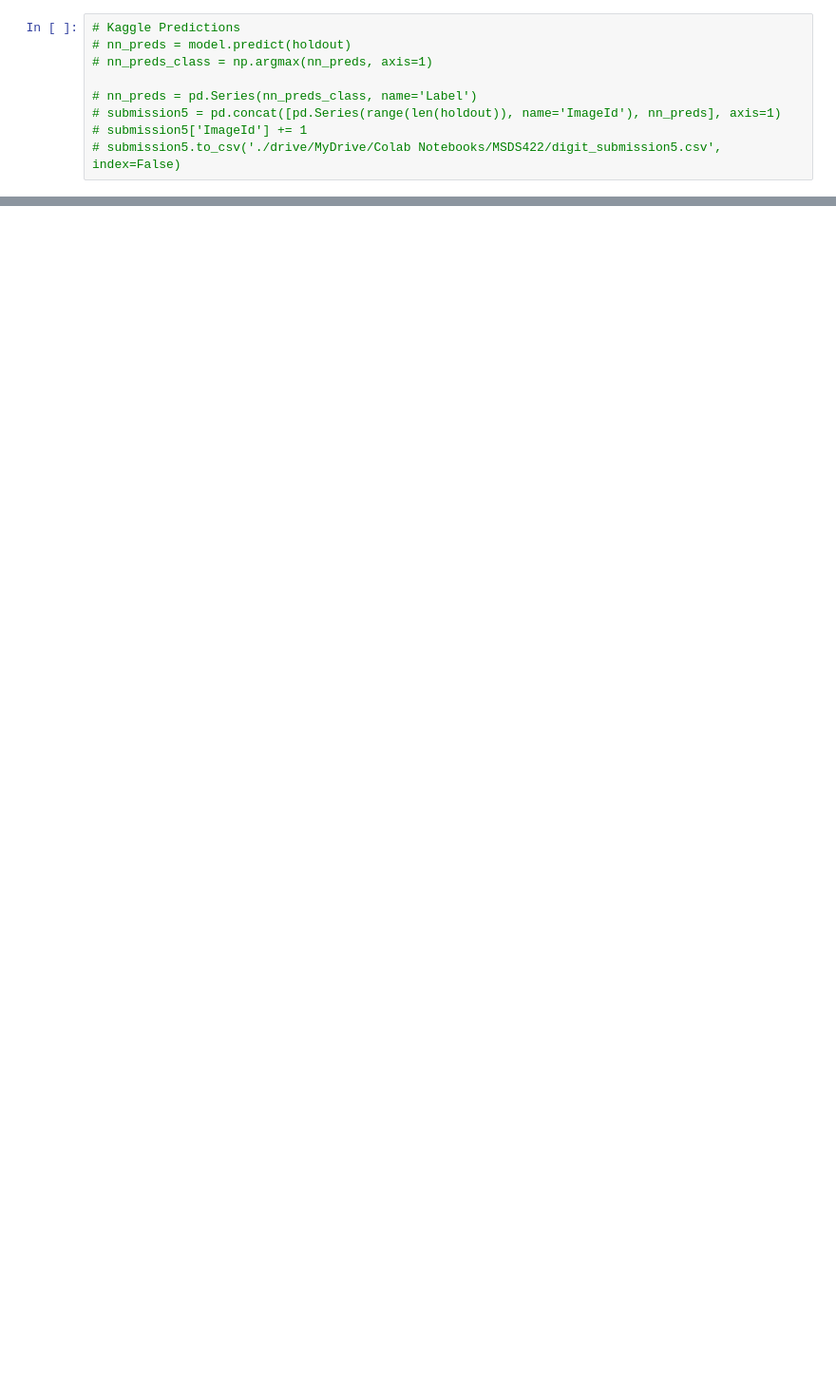
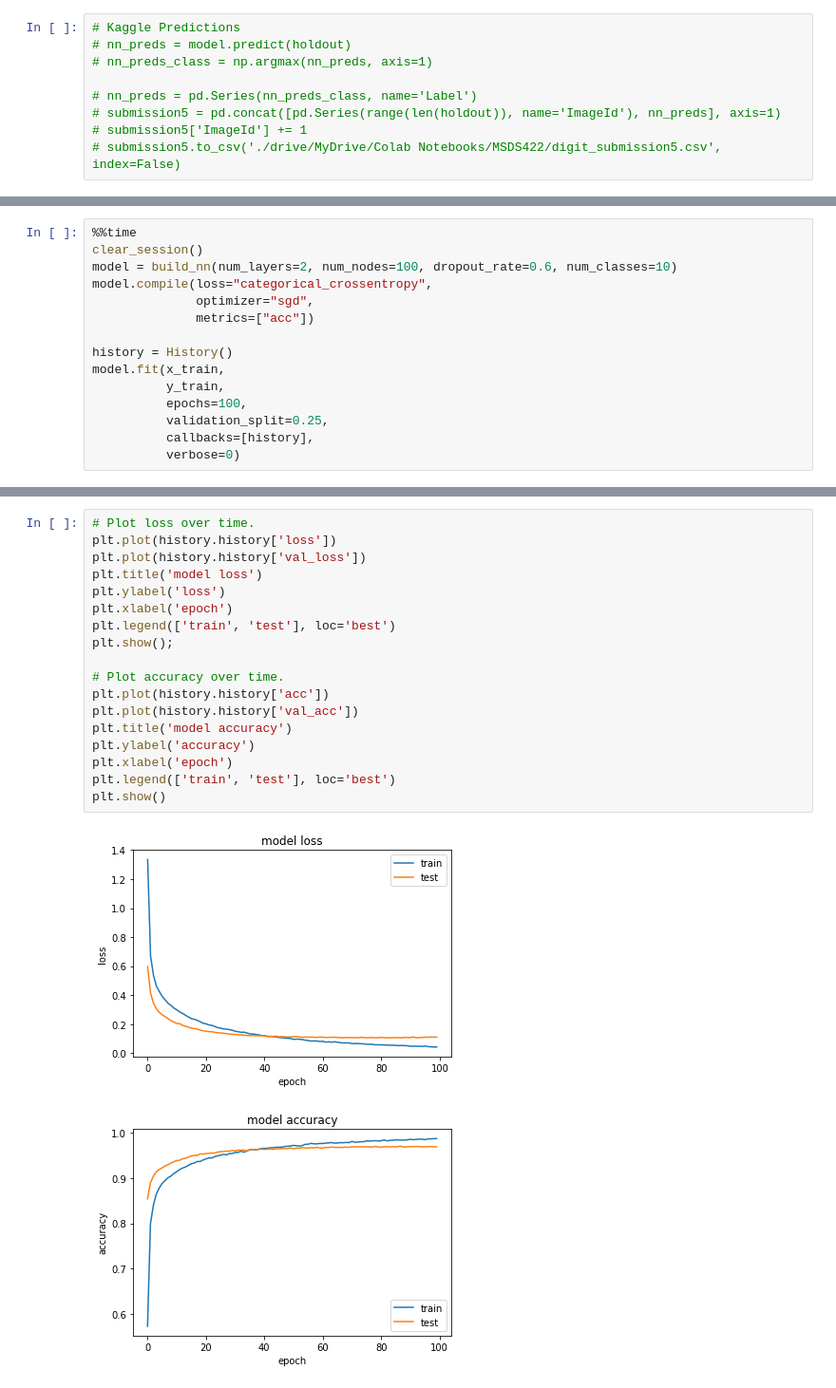
Before and after one commit to mikethisyamondol/digit_recognizer, a Jupyter notebook: digit_recognizer.ipynb, the cells around one changed output, grey strips where cells are left out. Shown: that part at 95% size. Saved outputs shown, nothing was run; the diff lists cells and outputs as text; blank space fills up the shorter version.

```diff
--- a/digit_recognizer.ipynb
+++ b/digit_recognizer.ipynb
@@ -634,0 +629,15 @@ cm_df
+# %%
+%%time
+clear_session()
+model = build_nn(num_layers=2, num_nodes=100, dropout_rate=0.6, num_classes=10)
+model.compile(loss="categorical_crossentropy",
+              optimizer="sgd",
+              metrics=["acc"])
+
+history = History()
+model.fit(x_train,
+          y_train,
+          epochs=100,
+          validation_split=0.25,
+          callbacks=[history],
+          verbose=0)
@@ -634,0 +647,21 @@ cm_df
+# %%
+# Plot loss over time.
+plt.plot(history.history['loss'])
+plt.plot(history.history['val_loss'])
+plt.title('model loss')
+plt.ylabel('loss')
+plt.xlabel('epoch')
+plt.legend(['train', 'test'], loc='best')
+plt.show();
+
+# Plot accuracy over time.
+plt.plot(history.history['acc'])
+plt.plot(history.history['val_acc'])
+plt.title('model accuracy')
+plt.ylabel('accuracy')
+plt.xlabel('epoch')
+plt.legend(['train', 'test'], loc='best')
+plt.show()
+# %% [output]
+[figure, added]
+[figure, added]
```
Also changed, not shown: parts of 29 cells of this notebook.
